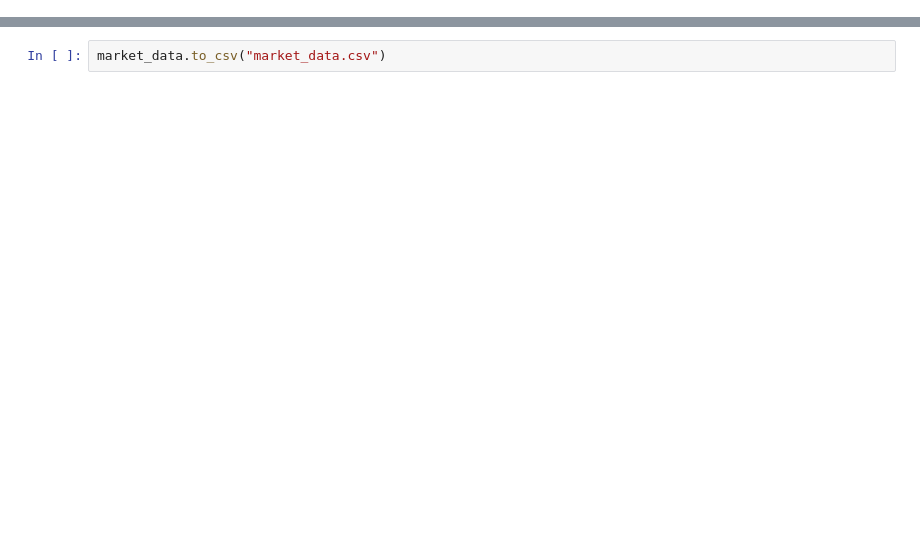
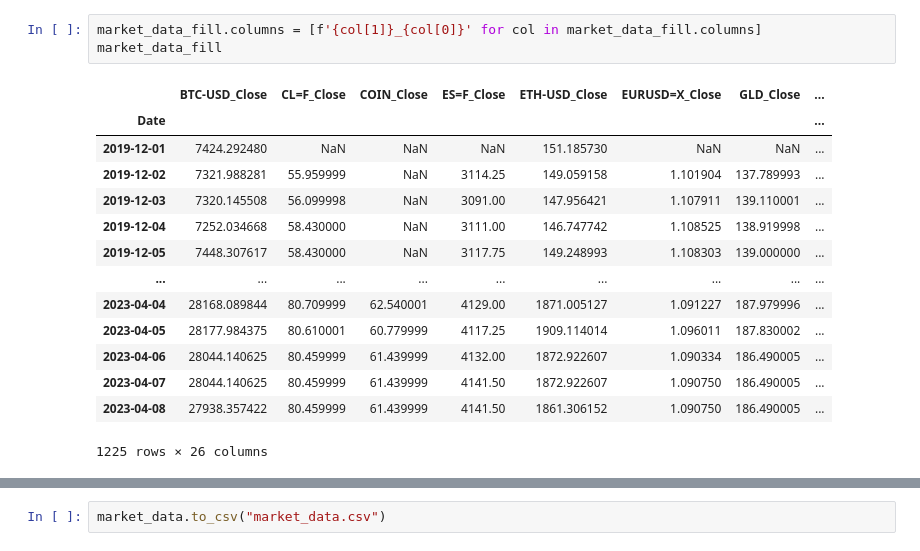
Before and after one commit to zarbin/UTA_Project-4, a Jupyter notebook: sandbox/yFinance_pull.ipynb, the cells around one changed output, grey strips where cells are left out. Saved outputs shown, nothing was run; the diff lists cells and outputs as text; blank space fills up the shorter version.

```diff
--- a/sandbox/yFinance_pull.ipynb
+++ b/sandbox/yFinance_pull.ipynb
@@ -32,0 +85,18 @@ Date
+# %%
+market_data_fill.columns = [f'{col[1]}_{col[0]}' for col in market_data_fill.columns]
+market_data_fill
+# %% [output]
+|  | BTC-USD_Close | CL=F_Close | COIN_Close | ES=F_Close | ETH-USD_Close | EURUSD=X_Close | GLD_Close | ... |
+| Date |  |  |  |  |  |  |  | ... |
+| 2019-12-01 | 7424.292480 | NaN | NaN | NaN | 151.185730 | NaN | NaN | ... |
+| 2019-12-02 | 7321.988281 | 55.959999 | NaN | 3114.25 | 149.059158 | 1.101904 | 137.789993 | ... |
+| 2019-12-03 | 7320.145508 | 56.099998 | NaN | 3091.00 | 147.956421 | 1.107911 | 139.110001 | ... |
+| 2019-12-04 | 7252.034668 | 58.430000 | NaN | 3111.00 | 146.747742 | 1.108525 | 138.919998 | ... |
+| 2019-12-05 | 7448.307617 | 58.430000 | NaN | 3117.75 | 149.248993 | 1.108303 | 139.000000 | ... |
+| ... | ... | ... | ... | ... | ... | ... | ... | ... |
+| 2023-04-04 | 28168.089844 | 80.709999 | 62.540001 | 4129.00 | 1871.005127 | 1.091227 | 187.979996 | ... |
+| 2023-04-05 | 28177.984375 | 80.610001 | 60.779999 | 4117.25 | 1909.114014 | 1.096011 | 187.830002 | ... |
+| 2023-04-06 | 28044.140625 | 80.459999 | 61.439999 | 4132.00 | 1872.922607 | 1.090334 | 186.490005 | ... |
+| 2023-04-07 | 28044.140625 | 80.459999 | 61.439999 | 4141.50 | 1872.922607 | 1.090750 | 186.490005 | ... |
+| 2023-04-08 | 27938.357422 | 80.459999 | 61.439999 | 4141.50 | 1861.306152 | 1.090750 | 186.490005 | ... |
+1225 rows × 26 columns
```
Also changed, not shown: parts of 9 cells of this notebook, 1 other file.
